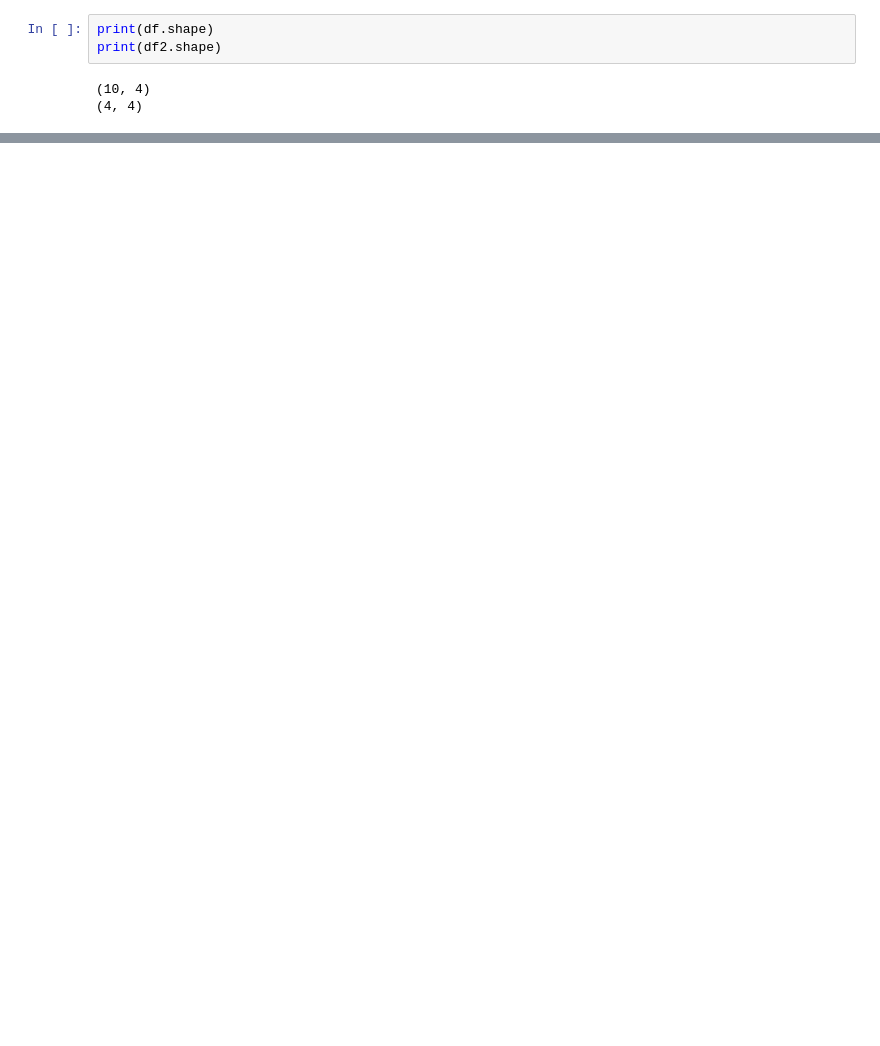
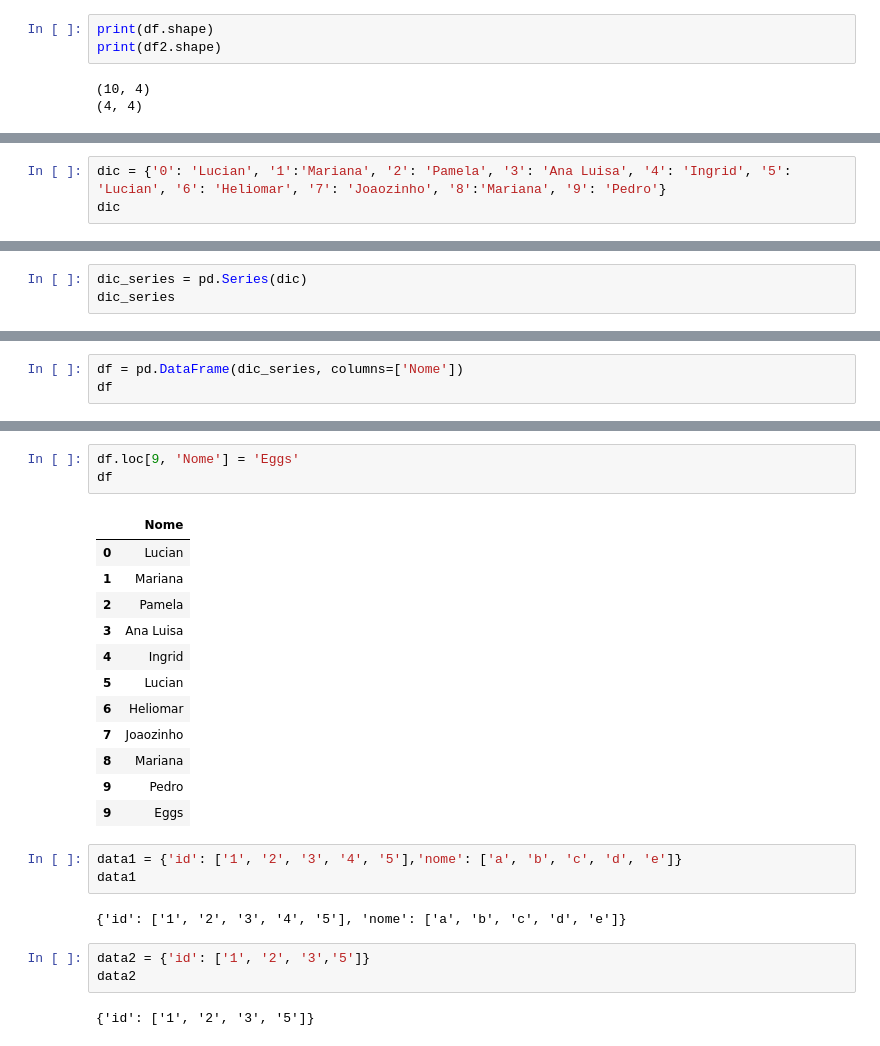
Before and after one commit to lucian-bonifacio/curso-python, a Jupyter notebook: curso-leandroguerra/Treinando Data Frame.ipynb, the cells around one changed output, grey strips where cells are left out. Cells and saved outputs as stored; diff of their text form; blank space fills up the shorter version.

```diff
--- a/curso-leandroguerra/Treinando Data Frame.ipynb
+++ b/curso-leandroguerra/Treinando Data Frame.ipynb
@@ -232,0 +236,3 @@ df
+# %%
+dic = {'0': 'Lucian', '1':'Mariana', '2': 'Pamela', '3': 'Ana Luisa', '4': 'Ingrid', '5': 'Lucian', '6': 'Heliomar', '7': 'Joaozinho', '8':'Mariana', '9': 'Pedro'}
+dic
@@ -232,0 +250,3 @@ df
+# %%
+dic_series = pd.Series(dic)
+dic_series
@@ -232,0 +265,3 @@ df
+# %%
+df = pd.DataFrame(dic_series, columns=['Nome'])
+df
@@ -232,0 +377,26 @@ df
+# %%
+df.loc[9, 'Nome'] = 'Eggs'
+df
+# %% [output]
+|  | Nome |
+| 0 | Lucian |
+| 1 | Mariana |
+| 2 | Pamela |
+| 3 | Ana Luisa |
+| 4 | Ingrid |
+| 5 | Lucian |
+| 6 | Heliomar |
+| 7 | Joaozinho |
+| 8 | Mariana |
+| 9 | Pedro |
+| 9 | Eggs |
+# %%
+data1 = {'id': ['1', '2', '3', '4', '5'],'nome': ['a', 'b', 'c', 'd', 'e']}
+data1
+# %% [output]
+{'id': ['1', '2', '3', '4', '5'], 'nome': ['a', 'b', 'c', 'd', 'e']}
+# %%
+data2 = {'id': ['1', '2', '3','5']}
+data2
+# %% [output]
+{'id': ['1', '2', '3', '5']}
```
Also changed, not shown: parts of 40 cells of this notebook.
